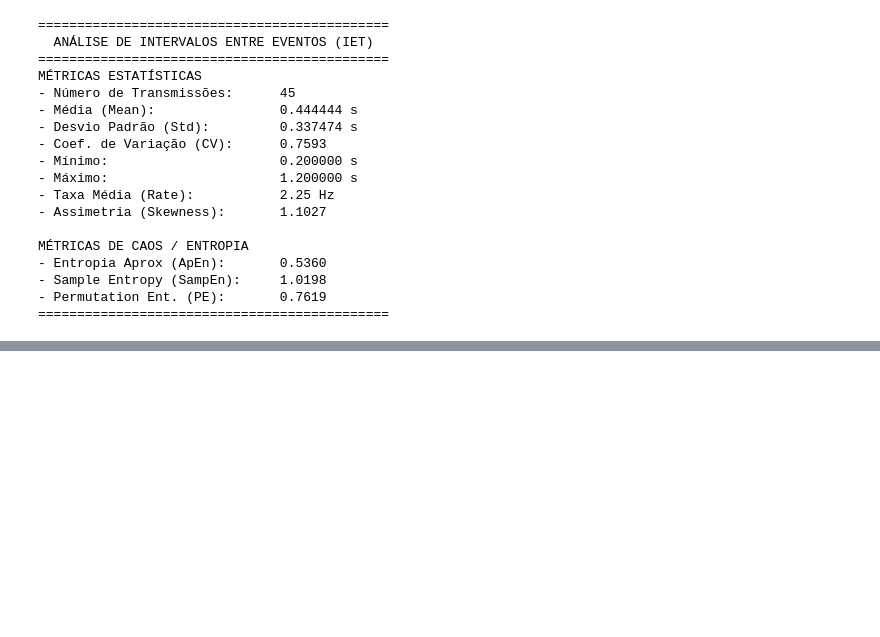
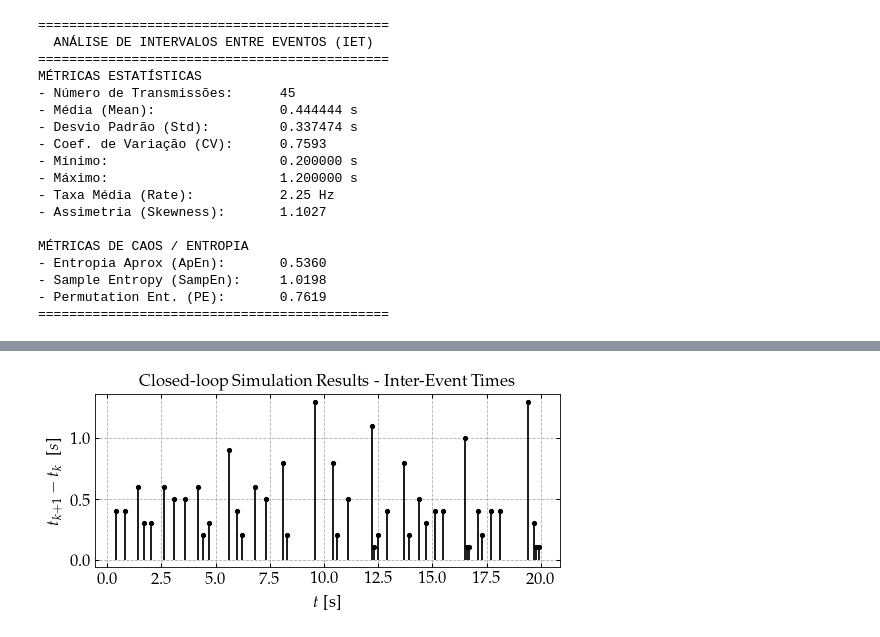
Before and after one commit to andel-vitorio/event-based-control, a Jupyter notebook: experiments/notebooks/petc-for-lpv-systems/MTD for PETM.ipynb, the cells around one changed output, grey strips where cells are left out. Saved outputs shown, nothing was run; the diff lists cells and outputs as text; code cells hidden in the pictures; blank space fills up the shorter version.

```diff
--- a/experiments/notebooks/petc-for-lpv-systems/MTD for PETM.ipynb
+++ b/experiments/notebooks/petc-for-lpv-systems/MTD for PETM.ipynb
@@ -547,0 +1056,14 @@ MÉTRICAS DE CAOS / ENTROPIA
+# %%
+events = results[idx]['events']
+iet = np.diff(events)
+
+fig, axs = plt.subplot_mosaic([['iet']], figsize=(8, 3))
+_ = gph.stem(
+    axs['iet'], events[1:], iet, y_pad=(0.0, 0.05), x_use_prefixes=True,
+    xlabel='$t$', x_unit='s', x_range=(0.0, time[-1]),
+    title='Closed-loop Simulation Results - Inter-Event Times',
+    ylabel='$t_{k+1} - t_k\\;$ [$s$]',
+    cfg={'limits': {'x_min': 0, 'x_max': time[-1]},
+         'style': {'color': "black"}})
+# %% [output]
+[figure, added]
```
Also changed, not shown: parts of 14 cells of this notebook, 10 other files.
